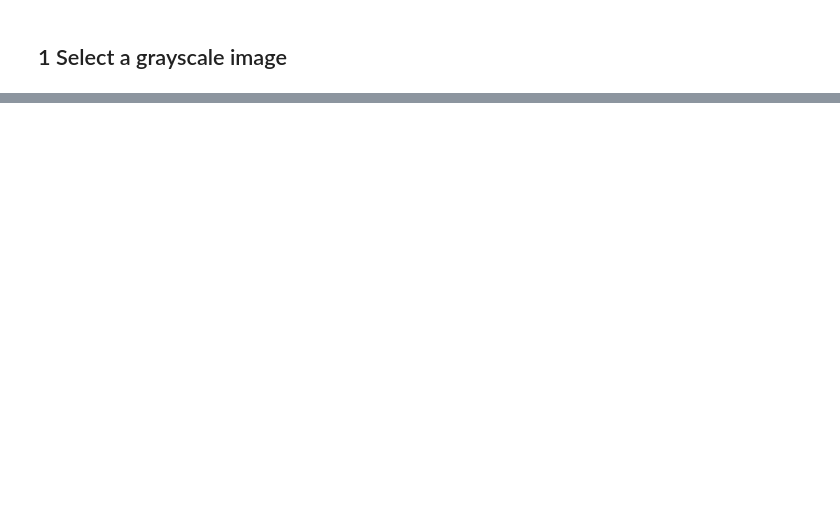
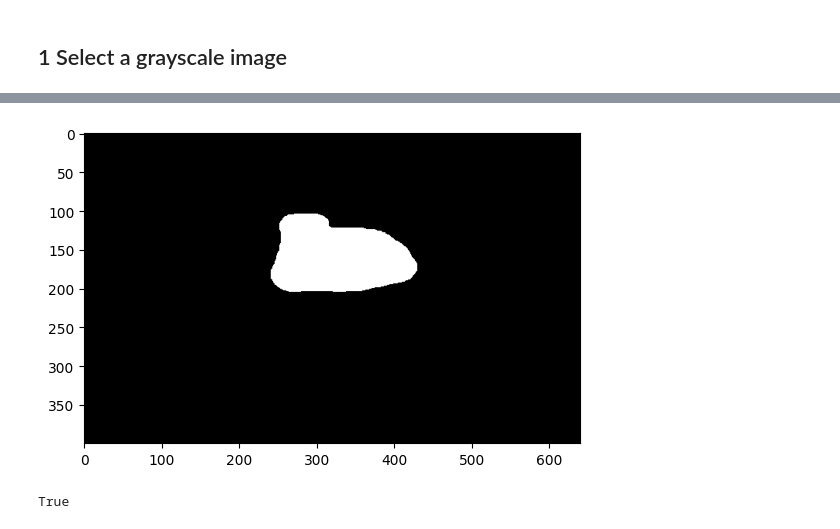
Before and after one commit to lucieniii/UCL-IP-2022, a Jupyter notebook: Practical3/Practical3.ipynb, the cells around one changed output, grey strips where cells are left out. Cells and saved outputs as stored; diff of their text form; code cells hidden in the pictures; blank space fills up the shorter version.

```diff
--- a/Practical3/Practical3.ipynb
+++ b/Practical3/Practical3.ipynb
@@ -89,0 +108,5 @@ plt.show()
+# %%
+plt.imshow(mask_image, cmap='gray')
+plt.show()
+# %% [output]
+[figure, added]
@@ -89,0 +290,5 @@ plt.show()
+# %%
+res_image_gray = cloneRegion(src_image_gray, mask_image, dst_image_gray, (150, -150))
+#res_image_gray = cloneRegion(src_image_gray, mask_image, dst_image_gray, (0, 0))
+# %% [output]
+True
```
Also changed, not shown: parts of 25 cells of this notebook.
